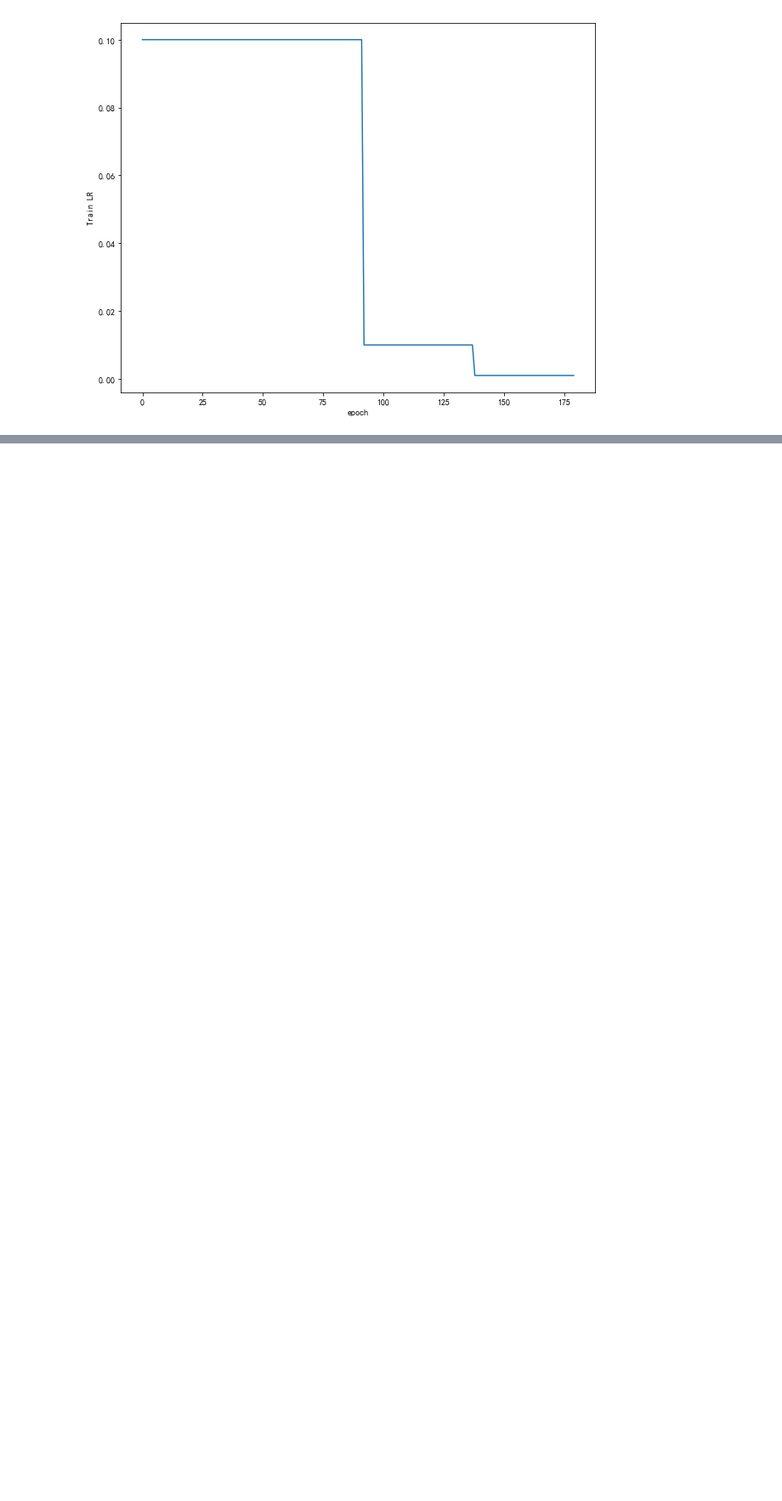
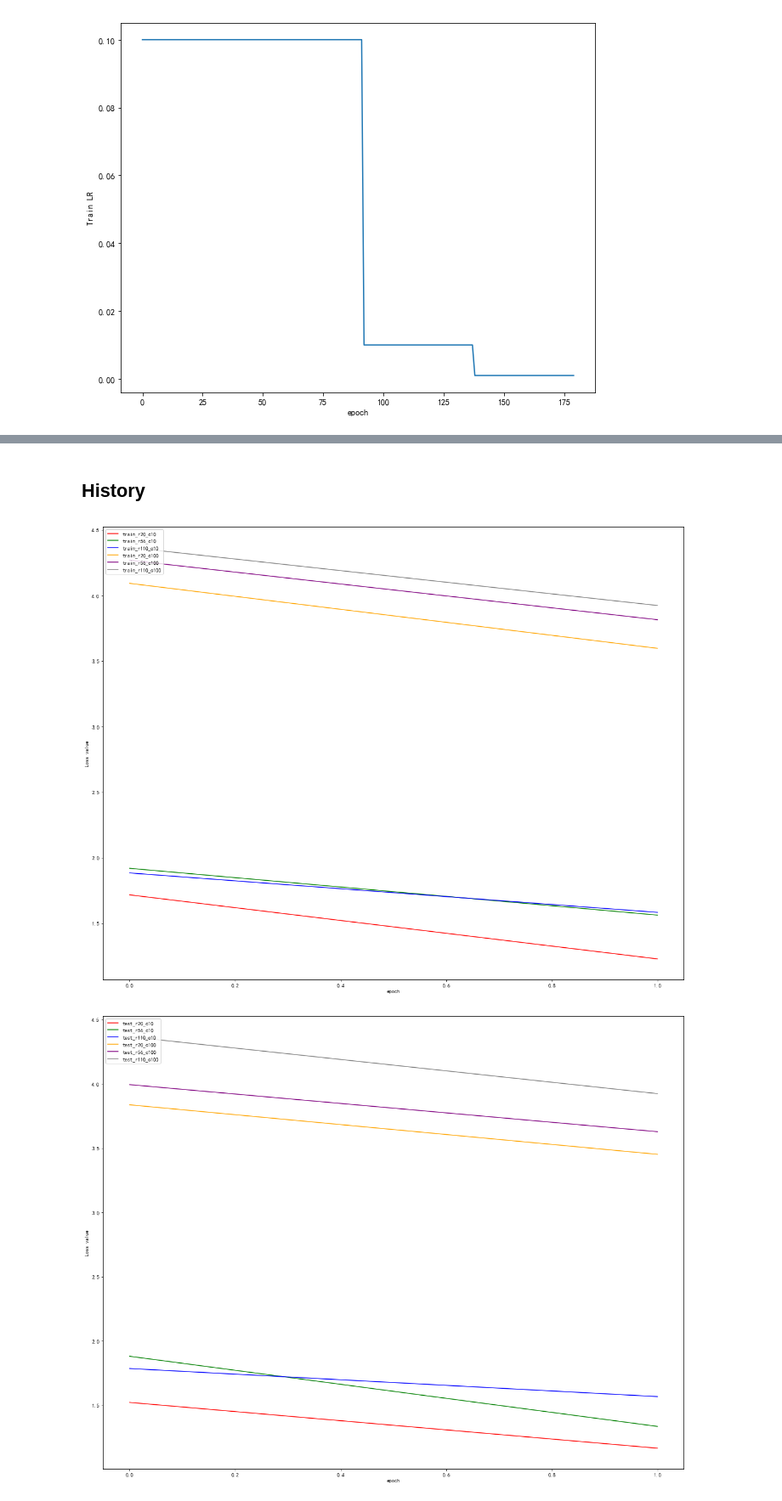
Before and after one commit to huawei-resnet/research-resnet, a Jupyter notebook: code_proj_1.ipynb, the cells around one changed output, grey strips where cells are left out. Shown at 85% size. Drawn from its saved outputs; the diff is of its cells as text; code cells hidden in the pictures; blank space fills up the shorter version.

Commit message:
cycle resnet

```diff
--- a/code_proj_1.ipynb
+++ b/code_proj_1.ipynb
@@ -478,20 +496,24 @@ plot_history(history)
 %%time
 import torch.optim as optim
 import torch.nn.functional as F
-opt = optim.SGD(model.parameters(), lr=1e-1, momentum=0.9, weight_decay=1e-4, nesterov=False)
-loss_fn = F.cross_entropy
+from models.resnet_n import resnet_n
 
 lr_scheduler= optim.lr_scheduler.MultiStepLR(opt, milestones=[91, 137], gamma=0.1)
+
 
 # to make cycle
 class_values = [10, 100]
 layer_values = [20, 56, 110]
+history = []
+
 
 model_i = 0
 for class_i in class_values:
         for layer_j in layer_values:
-            model = resnet_n(layer_j)
+            model = resnet_n(layer_j, class_i)
             print(model)
-            history[model_i] = main(model, class_i, opt, epoch=180, loss_fn=loss_fn, lr_scheduler=lr_scheduler)
-            plot_history(history)
-            model_i++
+            opt = optim.SGD(model.parameters(), lr=1e-1, momentum=0.9, weight_decay=1e-4, nesterov=False)
+            loss_fn = F.cross_entropy
+            history.append(main(model, class_i, opt, epoch=180, loss_fn=loss_fn, lr_scheduler=lr_scheduler))
+#             plot_history(history)
+            model_i += 1
@@ -497,0 +538,44 @@ for class_i in class_values:
+# %% [markdown]
+## History
+# %%
+"""
+plot loss and acc history.
+:param history: train returned history object
+"""
+# train_loss for resnet 20, 56, 110 with cifar10/100
+plt.plot(history[0]['train_loss'], 'r', history[1]['train_loss'], 'g', history[2]['train_loss'], 'b', history[3]['train_loss'], 'orange', history[4]['train_loss'], 'purple', history[5]['train_loss'], 'gray')
+plt.xlabel('epoch')
+plt.ylabel('Loss value')
+plt.legend(['train_r20_c10', 'train_r56_c10', 'train_r110_c10', 'train_r20_c100', 'train_r56_c100', 'train_r110_c100'], loc='upper left')
+plt.show()
+
+# test_loss for resnet 20, 56, 110 with cifar10/100
+plt.plot(history[0]['val_loss'], 'r', history[1]['val_loss'], 'g', history[2]['val_loss'], 'b', history[3]['val_loss'], 'orange', history[4]['val_loss'], 'purple', history[5]['train_loss'], 'gray')
+plt.xlabel('epoch')
+plt.ylabel('Loss value')
+plt.legend(['test_r20_c10', 'test_r56_c10', 'test_r110_c10', 'test_r20_c100', 'test_r56_c100', 'test_r110_c100'], loc='upper left')
+plt.show()
+
+# train_acc for resnet 20, 56, 110 with cifar10/100
+plt.plot(history[0]['train_acc'], 'r', history[1]['train_acc'], 'g', history[2]['train_acc'], 'b', history[3]['train_acc'], 'orange', history[4]['train_acc'], 'purple', history[5]['train_acc'], 'gray')
+plt.xlabel('epoch')
+plt.ylabel('acc value')
+plt.legend(['train_r20_c10', 'train_r56_c10', 'train_r110_c10', 'train_r20_c100', 'train_r56_c100', 'train_r110_c100'], loc='upper left')
+plt.show()
+
+# test_acc for resnet 20, 56, 110 with cifar10/100
+plt.plot(history[0]['val_acc'], 'r', history[1]['val_acc'], 'g', history[2]['val_acc'], 'b', history[3]['val_acc'], 'orange', history[4]['val_acc'], 'purple', history[5]['val_acc'], 'gray')
+plt.xlabel('epoch')
+plt.ylabel('acc value')
+plt.legend(['test_r20_c10', 'test_r56_c10', 'test_r110_c10', 'test_r20_c100', 'test_r56_c100', 'test_r110_c100'], loc='upper left')
+plt.show()
+
+# learning rate for resnet 20, 56, 110 with cifar10/100
+plt.plot(history[0]['train_lr'], 'r', history[1]['train_lr'], 'g', history[2]['train_lr'], 'b', history[3]['train_lr'], 'orange', history[4]['train_lr'], 'purple', history[5]['train_lr'], 'gray')
+plt.xlabel('epoch')
+plt.ylabel('Train LR')
+plt.legend(['train_r20_c10', 'train_r56_c10', 'train_r110_c10', 'train_r20_c100', 'train_r56_c100', 'train_r110_c100'], loc='upper left')
+plt.show()
+# %% [output]
+[figure, added]
+[figure, added]
```
Also changed, not shown: parts of 3 cells of this notebook.
